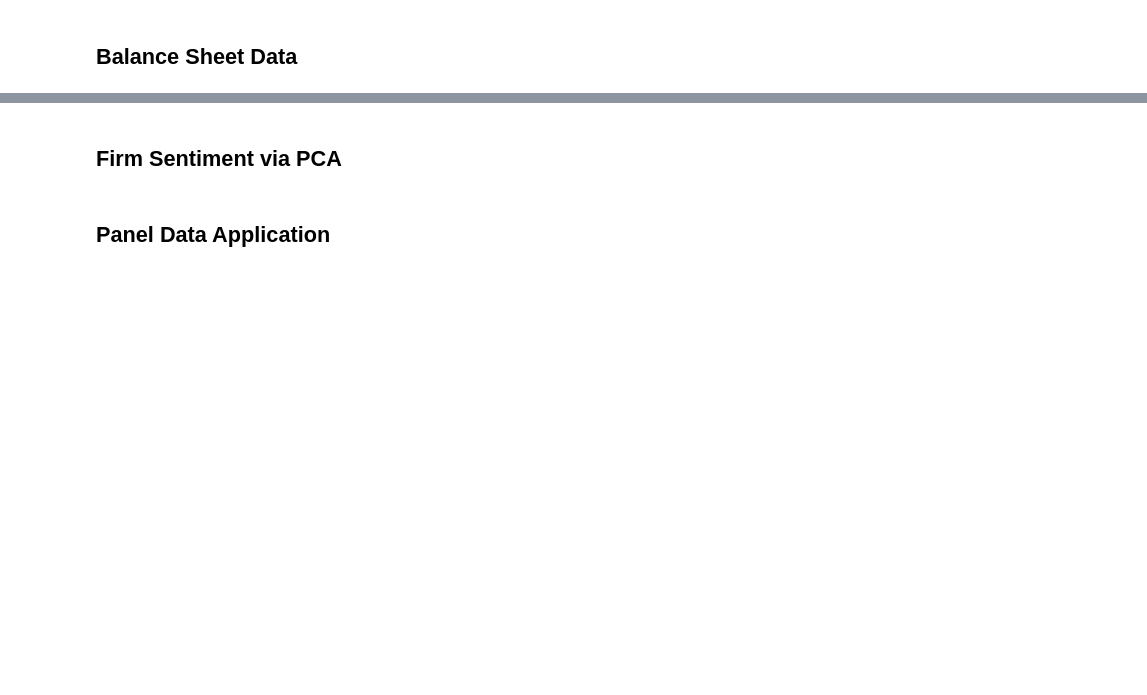
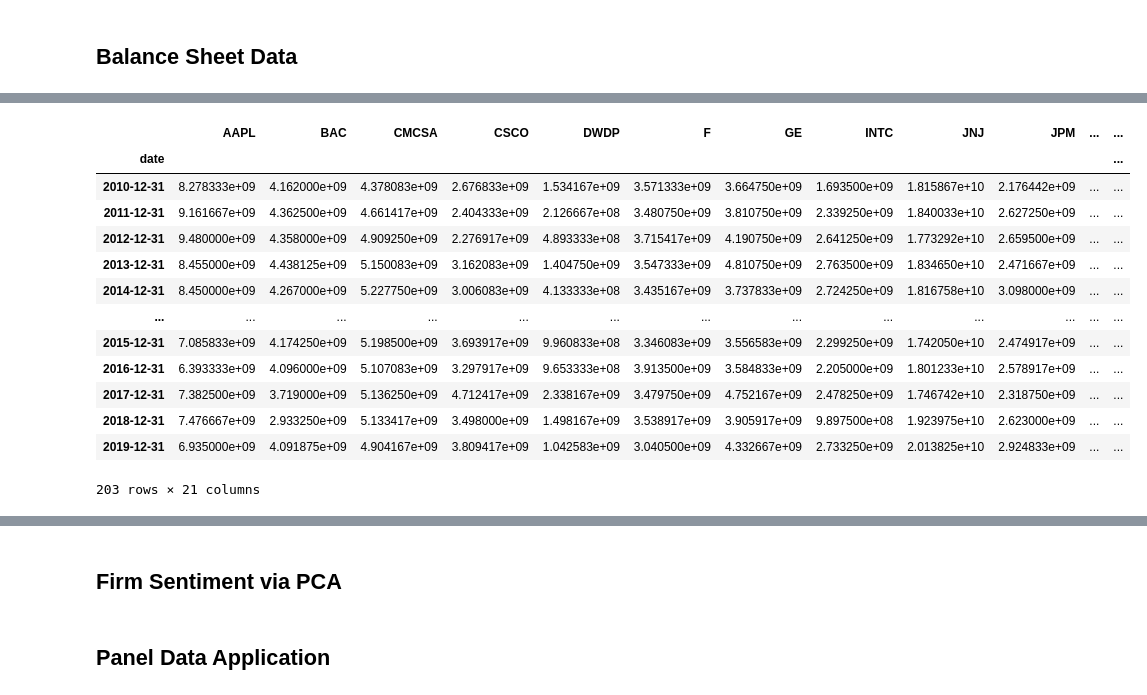
Before and after one commit to QuantifiSogang/2024-02RiskManagement, a Jupyter notebook: ch09_detectingcrash/ch09_detectingcrash.ipynb, the cells around one changed output, grey strips where cells are left out. Drawn from its saved outputs; the diff is of its cells as text; code cells hidden in the pictures; blank space fills up the shorter version.

```diff
--- a/ch09_detectingcrash/ch09_detectingcrash.ipynb
+++ b/ch09_detectingcrash/ch09_detectingcrash.ipynb
@@ -379,0 +481,33 @@ bs['leverage'] = bs['lt'] / bs['at']
+# %%
+df_netincome=pd.DataFrame()
+columns=[]
+for data in target_ticker:
+    try:
+        sql="SELECT date, netIncome FROM " + str(data)
+        df=pd.read_sql(sql, conn, index_col='date')
+        df_netincome=pd.concat([df, df_netincome], axis=1)
+        columns.append(data)
+    except:
+        continue
+df_netincome.columns=columns
+df_netincome=df_netincome.astype('float')
+df_netincome.fillna(method='ffill', inplace=True)
+df_netincome.index=pd.to_datetime(df_netincome.index)
+df_netincome=df_netincome.resample('Y').mean()
+df_netincome=df_netincome.loc[targetindex, :]
+df_netincome
+# %% [output]
+|  | AAPL | BAC | CMCSA | CSCO | DWDP | F | GE | INTC | JNJ | JPM | ... | ... |
+| date |  |  |  |  |  |  |  |  |  |  |  | ... |
+| 2010-12-31 | 8.278333e+09 | 4.162000e+09 | 4.378083e+09 | 2.676833e+09 | 1.534167e+09 | 3.571333e+09 | 3.664750e+09 | 1.693500e+09 | 1.815867e+10 | 2.176442e+09 | ... | ... |
+| 2011-12-31 | 9.161667e+09 | 4.362500e+09 | 4.661417e+09 | 2.404333e+09 | 2.126667e+08 | 3.480750e+09 | 3.810750e+09 | 2.339250e+09 | 1.840033e+10 | 2.627250e+09 | ... | ... |
+| 2012-12-31 | 9.480000e+09 | 4.358000e+09 | 4.909250e+09 | 2.276917e+09 | 4.893333e+08 | 3.715417e+09 | 4.190750e+09 | 2.641250e+09 | 1.773292e+10 | 2.659500e+09 | ... | ... |
+| 2013-12-31 | 8.455000e+09 | 4.438125e+09 | 5.150083e+09 | 3.162083e+09 | 1.404750e+09 | 3.547333e+09 | 4.810750e+09 | 2.763500e+09 | 1.834650e+10 | 2.471667e+09 | ... | ... |
+| 2014-12-31 | 8.450000e+09 | 4.267000e+09 | 5.227750e+09 | 3.006083e+09 | 4.133333e+08 | 3.435167e+09 | 3.737833e+09 | 2.724250e+09 | 1.816758e+10 | 3.098000e+09 | ... | ... |
+| ... | ... | ... | ... | ... | ... | ... | ... | ... | ... | ... | ... | ... |
+| 2015-12-31 | 7.085833e+09 | 4.174250e+09 | 5.198500e+09 | 3.693917e+09 | 9.960833e+08 | 3.346083e+09 | 3.556583e+09 | 2.299250e+09 | 1.742050e+10 | 2.474917e+09 | ... | ... |
+| 2016-12-31 | 6.393333e+09 | 4.096000e+09 | 5.107083e+09 | 3.297917e+09 | 9.653333e+08 | 3.913500e+09 | 3.584833e+09 | 2.205000e+09 | 1.801233e+10 | 2.578917e+09 | ... | ... |
+| 2017-12-31 | 7.382500e+09 | 3.719000e+09 | 5.136250e+09 | 4.712417e+09 | 2.338167e+09 | 3.479750e+09 | 4.752167e+09 | 2.478250e+09 | 1.746742e+10 | 2.318750e+09 | ... | ... |
+| 2018-12-31 | 7.476667e+09 | 2.933250e+09 | 5.133417e+09 | 3.498000e+09 | 1.498167e+09 | 3.538917e+09 | 3.905917e+09 | 9.897500e+08 | 1.923975e+10 | 2.623000e+09 | ... | ... |
+| 2019-12-31 | 6.935000e+09 | 4.091875e+09 | 4.904167e+09 | 3.809417e+09 | 1.042583e+09 | 3.040500e+09 | 4.332667e+09 | 2.733250e+09 | 2.013825e+10 | 2.924833e+09 | ... | ... |
+203 rows × 21 columns
```
Also changed, not shown: parts of 11 cells of this notebook, 10 other files.
